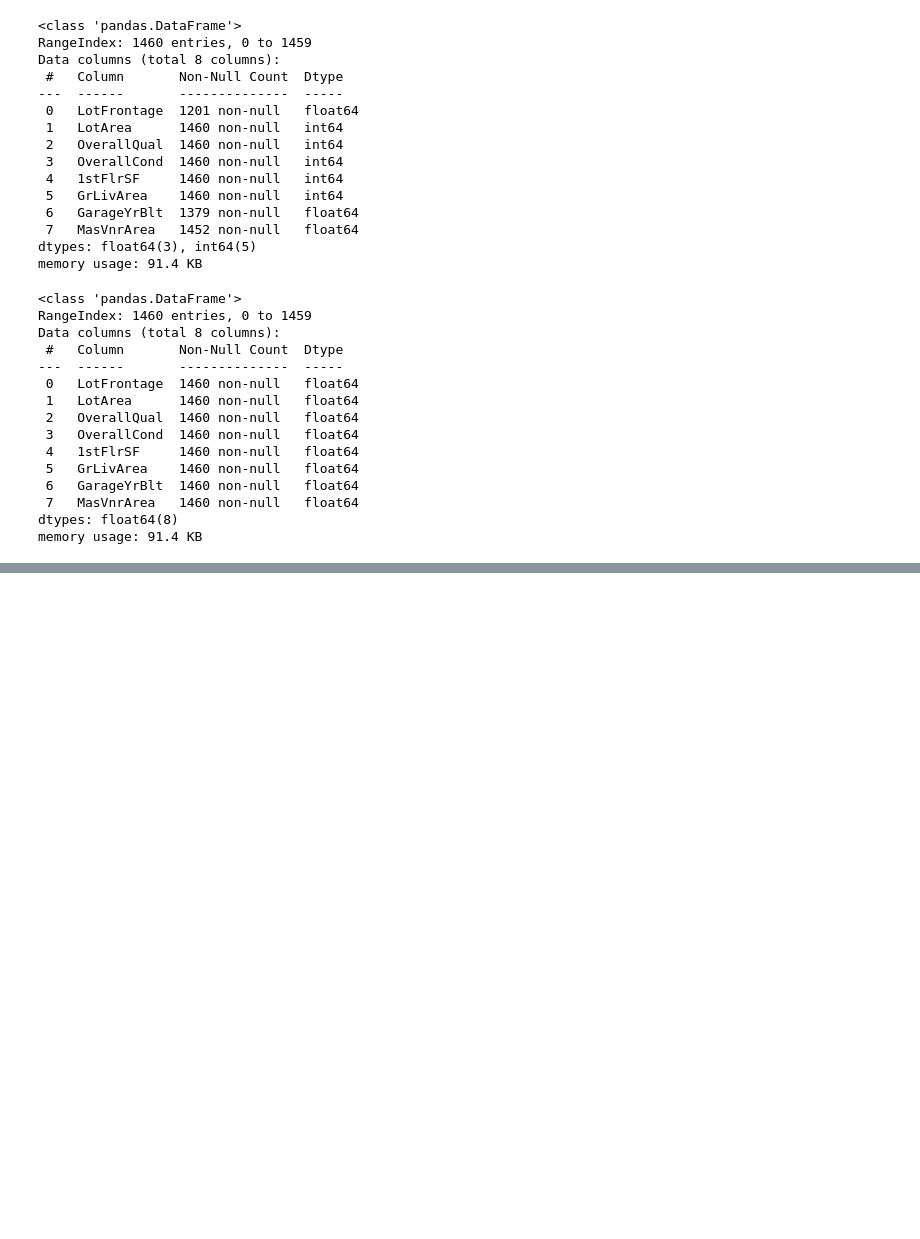
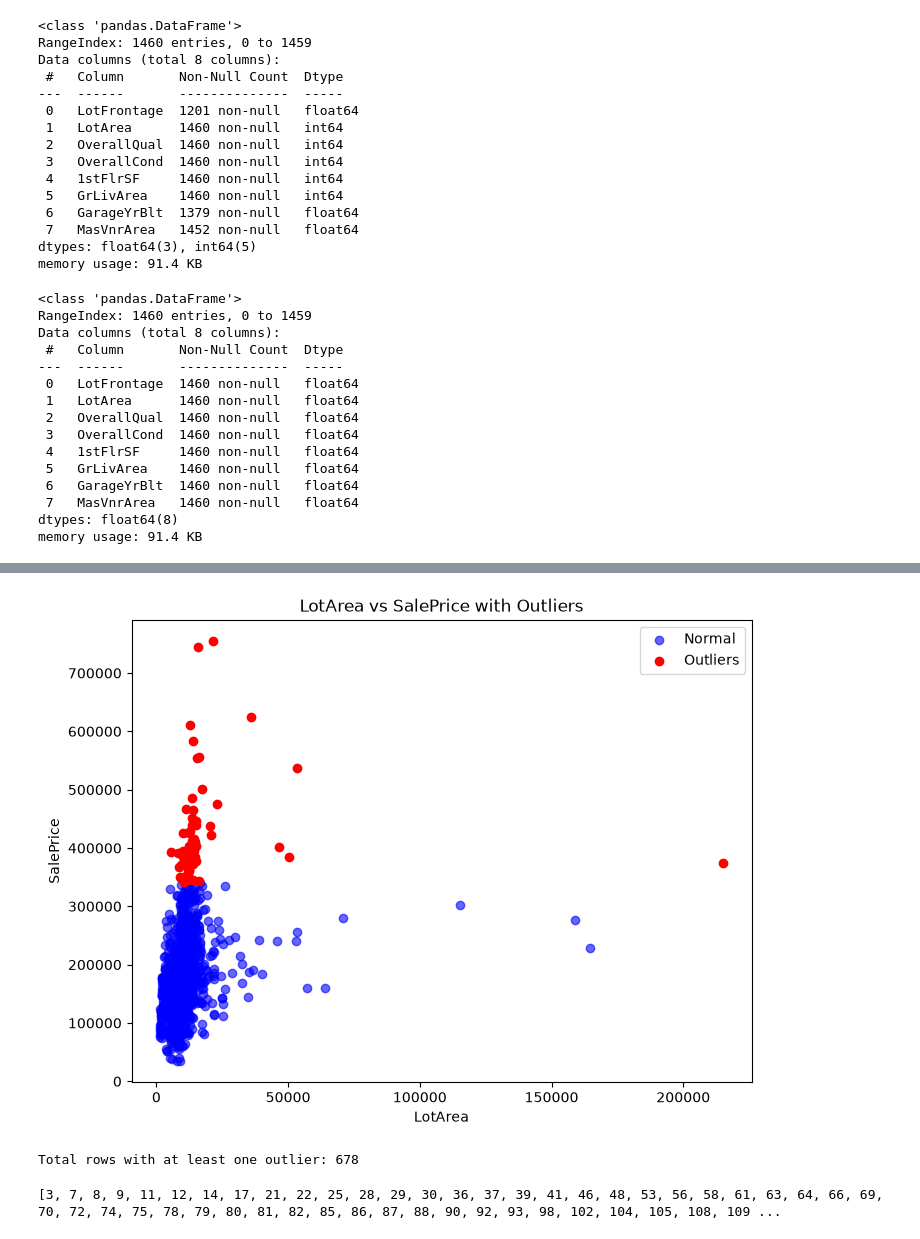
Before and after one commit to sahilsaeidkhan/just_Practice, a Jupyter notebook: house_prediction.ipynb, the cells around one changed output, grey strips where cells are left out. Saved outputs shown, nothing was run; the diff lists cells and outputs as text; code cells hidden in the pictures; blank space fills up the shorter version.

```diff
--- a/house_prediction.ipynb
+++ b/house_prediction.ipynb
@@ -718,0 +738,58 @@ memory usage: 91.4 KB
+# %%
+import pandas as pd
+import matplotlib.pyplot as plt
+
+# Calculate IQR for SalePrice
+Q1 = df['SalePrice'].quantile(0.25)
+Q3 = df['SalePrice'].quantile(0.75)
+IQR = Q3 - Q1
+
+lower = Q1 - 1.5 * IQR
+upper = Q3 + 1.5 * IQR
+
+# Mark outliers
+outliers = (df['SalePrice'] < lower) | (df['SalePrice'] > upper)
+
+# Plot
+plt.figure(figsize=(8,6))
+
+# Normal points
+plt.scatter(df.loc[~outliers, 'LotArea'],
+            df.loc[~outliers, 'SalePrice'],
+            color='blue', alpha=0.6, label='Normal')
+
+# Outliers
+plt.scatter(df.loc[outliers, 'LotArea'],
+            df.loc[outliers, 'SalePrice'],
+            color='red', label='Outliers')
+
+plt.xlabel("LotArea")
+plt.ylabel("SalePrice")
+plt.title("LotArea vs SalePrice with Outliers")
+plt.legend()
+plt.show()
+# %% [output]
+[figure, added]
+# %%
+numeric_cols = df.select_dtypes(include='number').columns
+
+outlier_rows = pd.Series(False, index=df.index)
+
+for col in numeric_cols:
+    Q1 = df[col].quantile(0.25)
+    Q3 = df[col].quantile(0.75)
+    IQR = Q3 - Q1
+
+    lower = Q1 - 1.5 * IQR
+    upper = Q3 + 1.5 * IQR
+
+    outlier_rows |= (df[col] < lower) | (df[col] > upper)
+
+print("Total rows with at least one outlier:", outlier_rows.sum())
+# %% [output]
+Total rows with at least one outlier: 678
+# %%
+outlier_data = df[outlier_rows]
+print(outlier_data.index.tolist())
+# %% [output]
+[3, 7, 8, 9, 11, 12, 14, 17, 21, 22, 25, 28, 29, 30, 36, 37, 39, 41, 46, 48, 53, 56, 58, 61, 63, 64, 66, 69, 70, 72, 74, 75, 78, 79, 80, 81, 82, 85, 86, 87, 88, 90, 92, 93, 98, 102, 104, 105, 108, 109 ...
```
Also changed, not shown: parts of 8 cells of this notebook.
